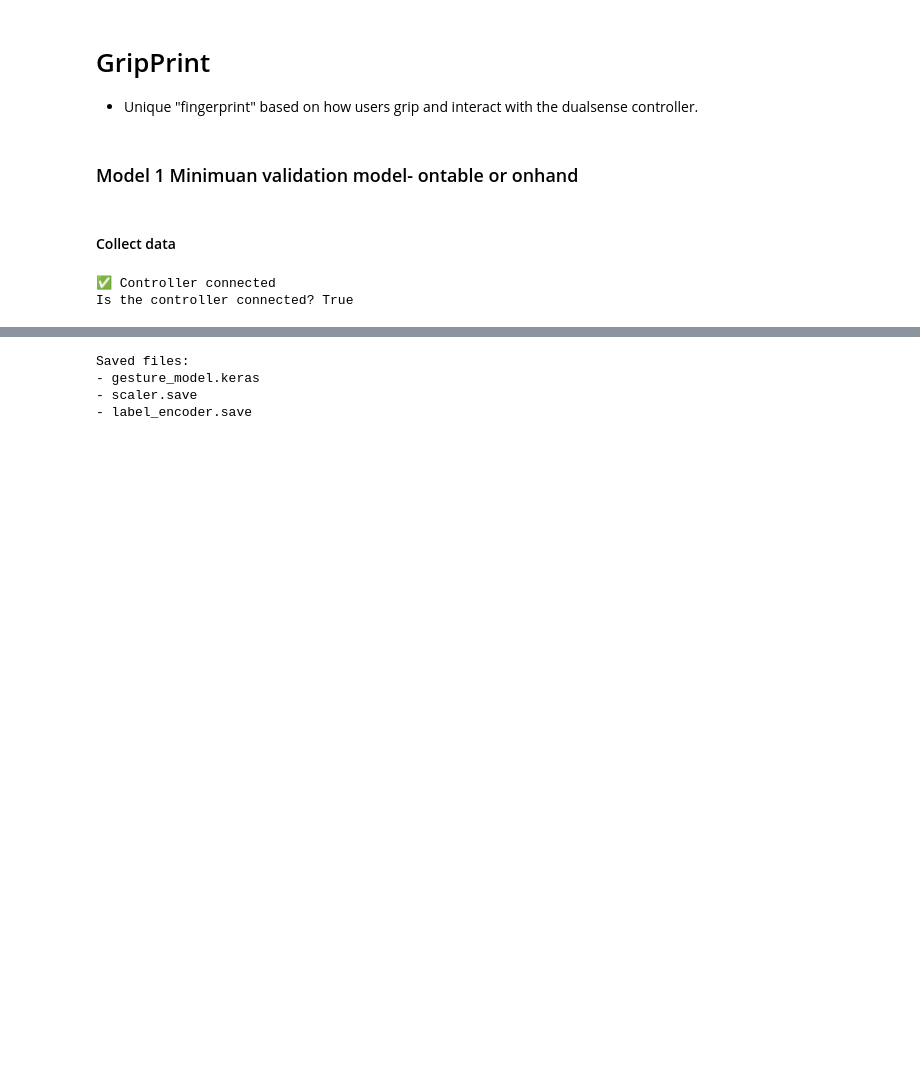
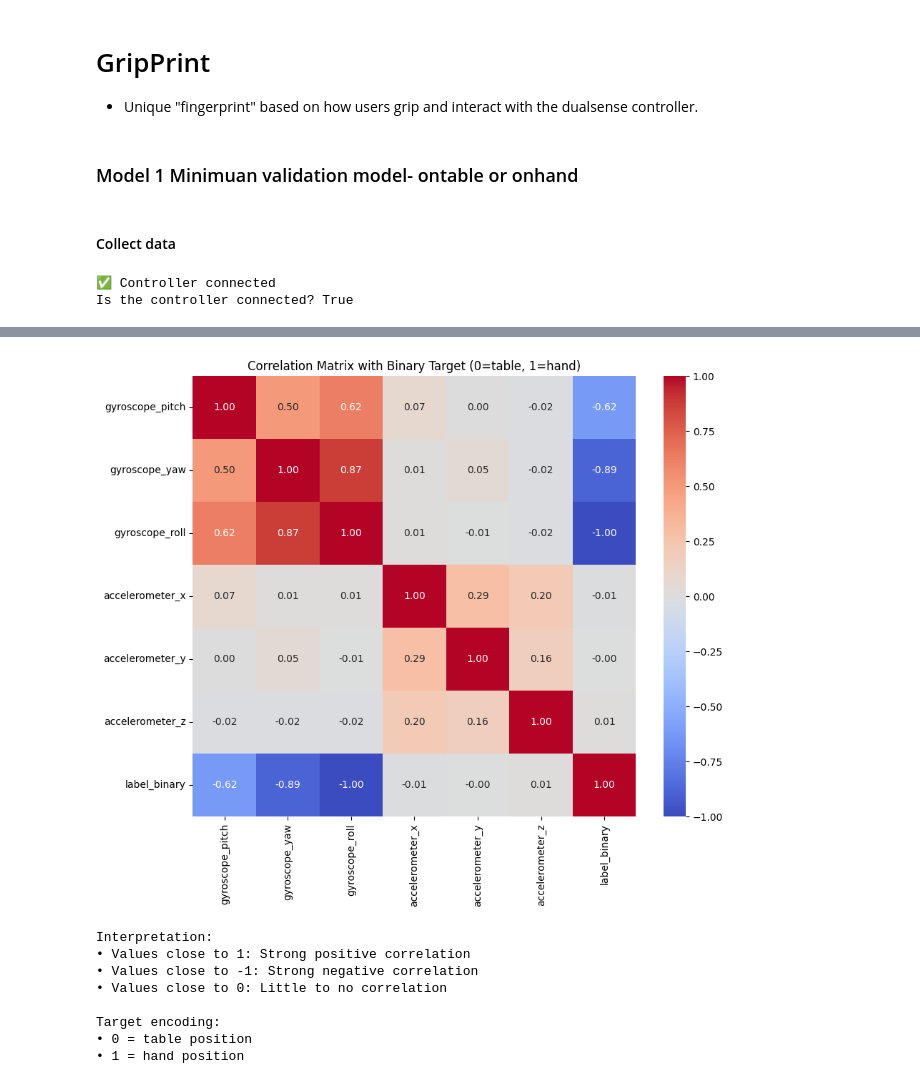
Before and after one commit to wayne-xyz/dualsense-rpi-demo, a Jupyter notebook: ml/model_t.ipynb, the cells around one changed output, grey strips where cells are left out. Cells and saved outputs as stored; diff of their text form; code cells hidden in the pictures; blank space fills up the shorter version.

Commit message:
data collect done and cooralation done

```diff
--- a/ml/model_t.ipynb
+++ b/ml/model_t.ipynb
@@ -155,3 +189,3 @@ combined_df.to_csv('inertial_data_combined_processed.csv', index=False)
 # %%
 # csv file ready
-data_csv = 'inertial_data_combined_processed.csv'
+data_csv = 'sample_data1731663712.csv'
@@ -390,20 +192,50 @@ Test accuracy: 1.0000
-# %%
-# Save the scaler
-import joblib
-joblib.dump(scaler, 'scaler.save')
-
-# Save the model
-model.save('gesture_model.keras')
-
-# Save the label encoder
-joblib.dump(label_encoder, 'label_encoder.save')
-
-print("Saved files:")
-print("- gesture_model.keras")
-print("- scaler.save")
-print("- label_encoder.save")
-# %% [output]
-Saved files:
-- gesture_model.keras
-- scaler.save
-- label_encoder.save
+# %%
+# analysis the correlation between the features
+import pandas as pd
+import matplotlib.pyplot as plt
+import seaborn as sns
+
+data_df = pd.read_csv(data_csv)
+
+
+
+# Define features and label
+features = data_df.columns[:-1]  # all columns except label
+
+# First convert the label column to binary (0 for 'table', 1 for 'hand')
+data_df['label_binary'] = (data_df['label'] == 'hand').astype(int)
+
+# Calculate correlation matrix
+corr_matrix = data_df[['gyroscope_pitch', 'gyroscope_yaw', 'gyroscope_roll',
+                       'accelerometer_x', 'accelerometer_y', 'accelerometer_z',
+                       'label_binary']].corr()
+
+# Create heatmap
+plt.figure(figsize=(10, 8))
+sns.heatmap(corr_matrix,
+            annot=True,  # Show numbers
+            cmap='coolwarm',  # Color scheme
+            vmin=-1, vmax=1,  # Value range
+            fmt='.2f')  # Round to 2 decimal places
+
+plt.title('Correlation Matrix with Binary Target (0=table, 1=hand)')
+plt.show()
+
+# Print interpretation
+print("\nInterpretation:")
+print("• Values close to 1: Strong positive correlation")
+print("• Values close to -1: Strong negative correlation")
+print("• Values close to 0: Little to no correlation")
+print("\nTarget encoding:")
+print("• 0 = table position")
+print("• 1 = hand position")
+# %% [output]
+[figure, added]
+Interpretation:
+• Values close to 1: Strong positive correlation
+• Values close to -1: Strong negative correlation
+• Values close to 0: Little to no correlation
+
+Target encoding:
+• 0 = table position
+• 1 = hand position
```
Also changed, not shown: parts of 13 cells of this notebook, 2 other files.
